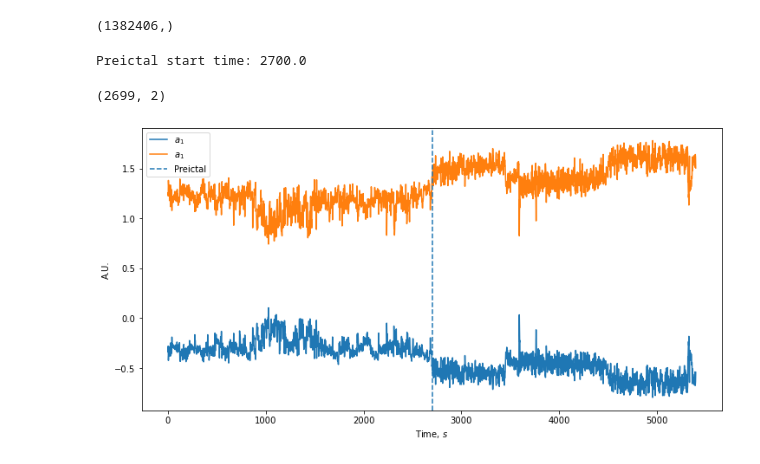
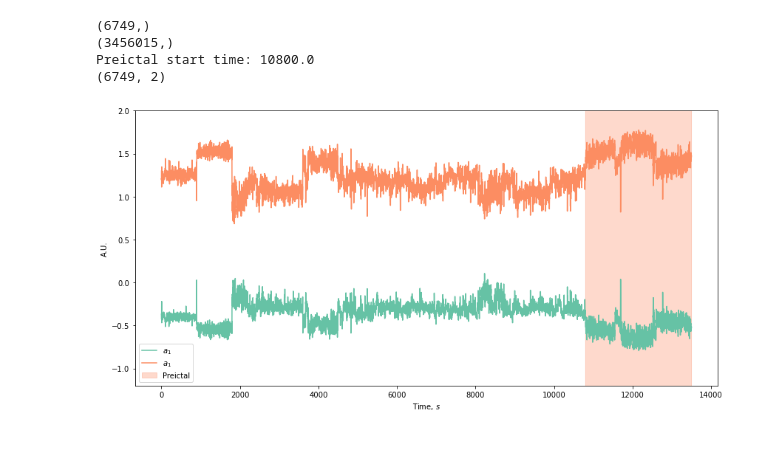
Before and after one commit to samisnotinsane/chbmit-seizure-prediction, a Jupyter notebook: evaluation/chb01_AR_RT.ipynb, the cells around one changed output. Drawn from its saved outputs; the diff is of its cells as text; code cells hidden in the pictures.

```diff
--- a/evaluation/chb01_AR_RT.ipynb
+++ b/evaluation/chb01_AR_RT.ipynb
@@ -40,3 +37,11 @@ for i in tqdm(range(3)):
+# %%
+preictal_data = []
+for i, _ in enumerate(tqdm(preictal_files)):
+    # preictal
+    filepath = root + '/' + cclass_b + '/' + preictal_files[i]
+    data = np.load(filepath)
+    preictal_data.append(data)
+del data, filepath
 # %%
 interictal_input = np.hstack(interictal_data)
 preictal_input = np.hstack(preictal_data)
@@ -95,7 +102,7 @@ c = m * np.ones(m)                               # Initialise MA coefficients
 c = c / c.sum()
 
 Ik = N                                                # Window width
-for _k in tqdm(range(Ik + n_i, n), desc='Streaming'): # Sliding window
+for _k in tqdm(range(Ik + n_i, n), desc='Classifying... '): # Sliding window
     if (_k % N == 0):                                 # Decimation policy: _k occurs once every N samples
         w_start = _k - Ik - n_i + 1                   # Starting index of sliding window (end index is maintained by _k)
         a_h = np.zeros((n_c, n_i))                    # AR parameter estimates from samples in window
@@ -133,11 +134,0 @@ prediction_sig.shape
-# %%
-t = np.arange(0, X.shape[1]) / fs
-X_mean = np.mean(X, axis=0)
-X_mean.shape
-# %% [output]
-(1382406,)
-# %%
-t_preictal = np.rint(np.max(np.arange(0, interictal_input.shape[1]) / fs))
-print('Preictal start time:', t_preictal)
-# %% [output]
-Preictal start time: 2700.0
@@ -147,19 +135,38 @@ pt = np.arange(0, k.shape[0]) / (256/512)
-# %%
-ar_mean = np.mean(a_h_k, axis=1)
-ar_mean.shape
-# %% [output]
-(2699, 2)
+# %%
+prediction_sig = np.hstack(preds)
+print(prediction_sig.shape)
+
+t = np.arange(0, X.shape[1]) / fs
+X_mean = np.mean(X, axis=0)
+print(X_mean.shape)
+
+t_preictal = np.rint(np.max(np.arange(0, interictal_input.shape[1]) / fs))
+print('Preictal start time:', t_preictal)
+
+k = np.hstack(k_list)
+pt = np.arange(0, k.shape[0]) / (fs/N)
+
+ar_mean = np.mean(a_h_k, axis=1)
+print(ar_mean.shape)
+# %% [output]
+(6749,)
+(3456015,)
+Preictal start time: 10800.0
+(6749, 2)
 # %%
+# AR coefficient response
+sns.set_palette(sns.color_palette('Set2'))
 plt.figure(figsize=(12,6))
+sns.lineplot(x=pt, y=ar_mean[:,0], label='$a_1$')
+ax = sns.lineplot(x=pt, y=ar_mean[:,1], label='$a_2$')
+ax.fill_between(pt, -1, 1, where=pt > t_preictal, color='#fc8257', alpha=0.3, transform=ax.get_xaxis_transform(), label='Preictal')
 
-palette = sns.color_palette('Set2', n_colors=2)
-sns.lineplot(x=pt, y=ar_mean[:,0], label='$a_1$')
-sns.lineplot(x=pt, y=ar_mean[:,1], label='$a_1$')
-
-plt.axvline(x=t_preictal, ls='--', label='Preictal')
+plt.ylim([-1.2,2])
 plt.xlabel('Time, $s$')
 plt.ylabel('A.U.')
-plt.legend()
+plt.legend(loc=3)
+plt.tight_layout()
+plt.savefig('./figures/chb01_AR_RT.pdf')
 plt.show()
 # %% [output]
-[figure, old version]
+[figure, new version]
```
Also changed, not shown: parts of 19 cells of this notebook, 10 other files.
